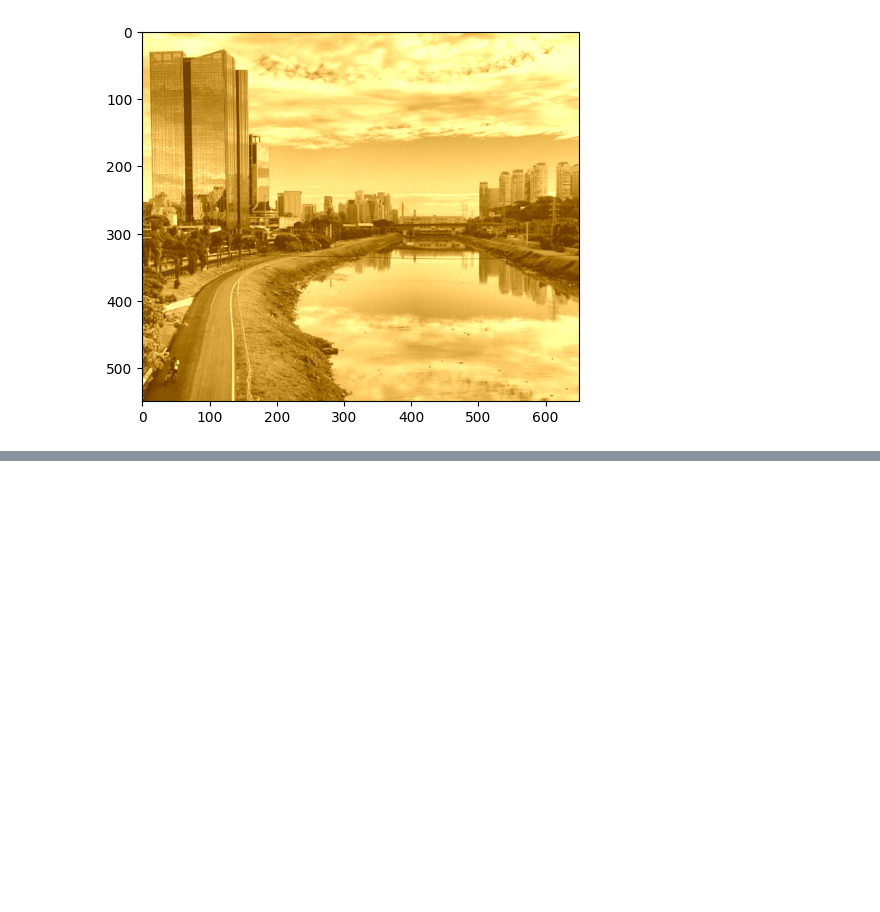
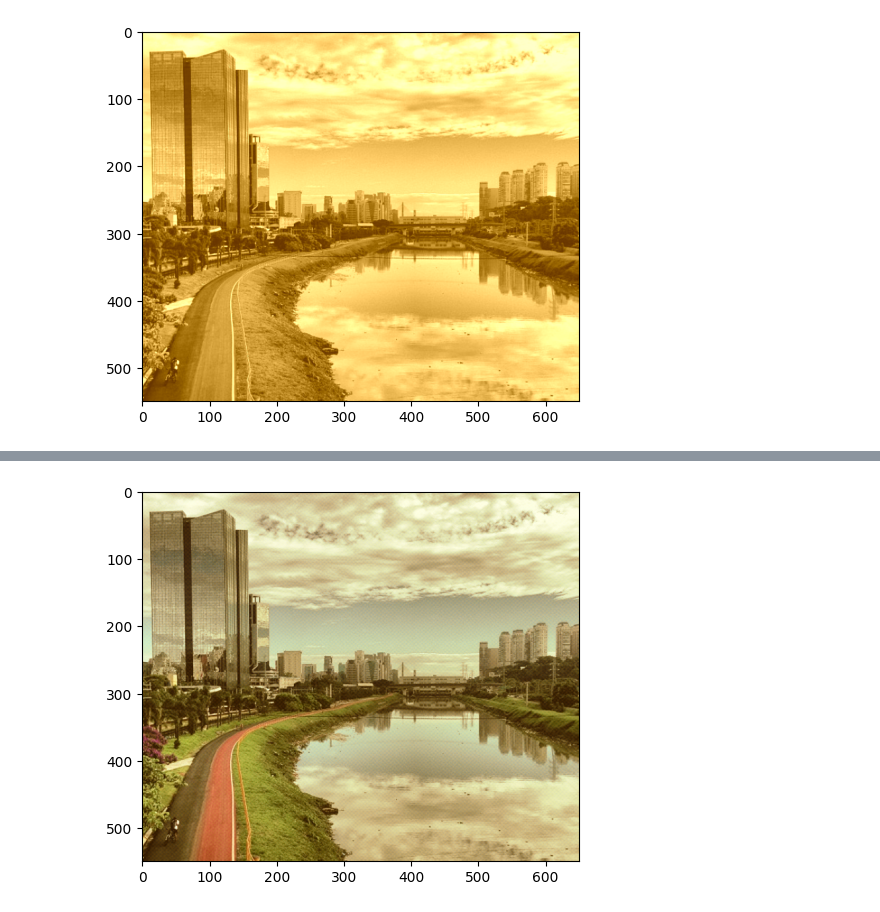
Before and after one commit to mirandapirata/colab, a Jupyter notebook: quickstarts/rest/Prompting_REST.ipynb, the cells around one changed output, grey strips where cells are left out. Saved outputs shown, nothing was run; the diff lists cells and outputs as text; code cells hidden in the pictures; blank space fills up the shorter version.

```diff
--- a/quickstarts/rest/Prompting_REST.ipynb
+++ b/quickstarts/rest/Prompting_REST.ipynb
@@ -343,3 +343,27 @@ plt.show()
 # %% [output]
 WARNING:matplotlib.image:Clipping input data to the valid range for imshow with RGB data ([0..1] for floats or [0..255] for integers). Got range [-0.2..1.4].
 [figure]
+# %%
+import matplotlib.pyplot as plt
+import matplotlib.image as mpimg
+
+# Leitura da fotografia
+foto = mpimg.imread('/foto2.png')
+linhas  = len(foto)
+colunas = len(foto[0])
+
+
+for i in range(linhas):
+    for j in range(colunas):
+        sepia = 0.2
+        Y = 0.299*foto[i,j][0] + 0.587*foto[i,j][1] + 0.114*foto[i,j][2]
+
+        if (i+j)%2==0:
+            foto[i,j][0] = Y + 2*sepia
+            foto[i,j][1] = Y + 1*sepia
+            foto[i,j][2] = Y - 1*sepia
+
+# Visualizar a fotografia
+plt.imshow(foto)
+plt.show()
+# %% [output]
@@ -345,0 +371 @@ WARNING:matplotlib.image:Clipping input data to the valid range for imshow with
+[figure, added]
```
Also changed, not shown: parts of 2 cells of this notebook.
